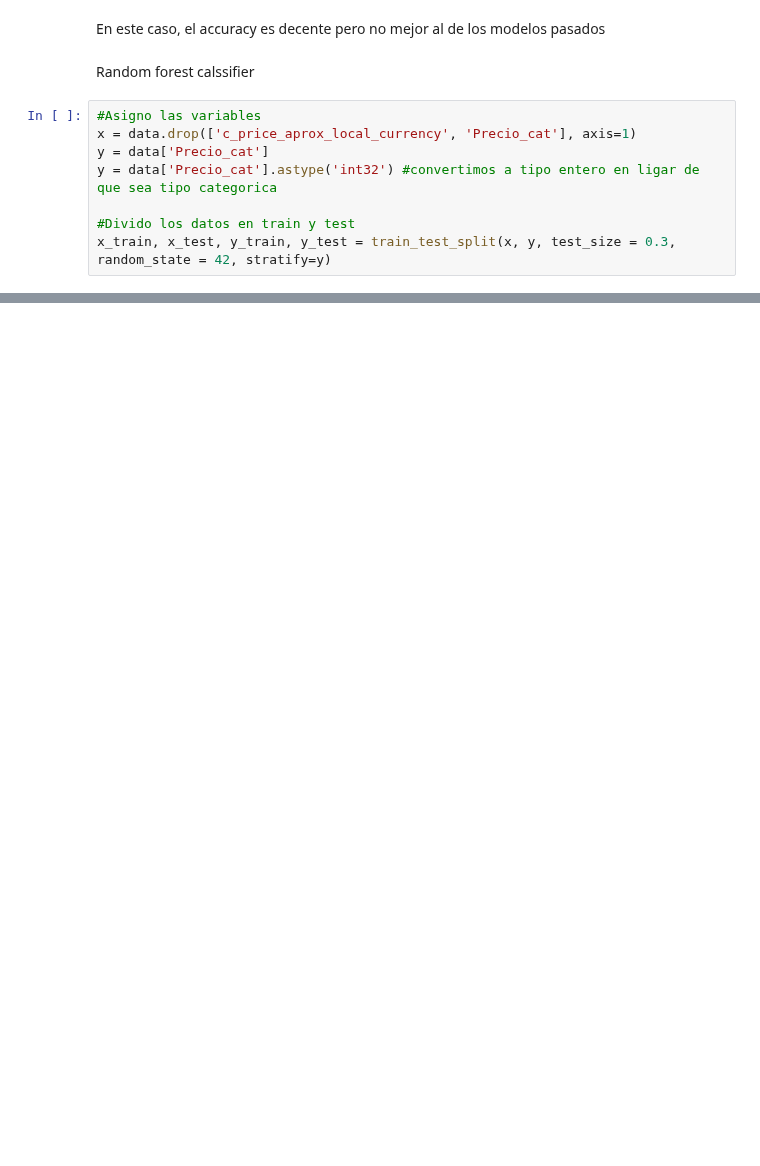
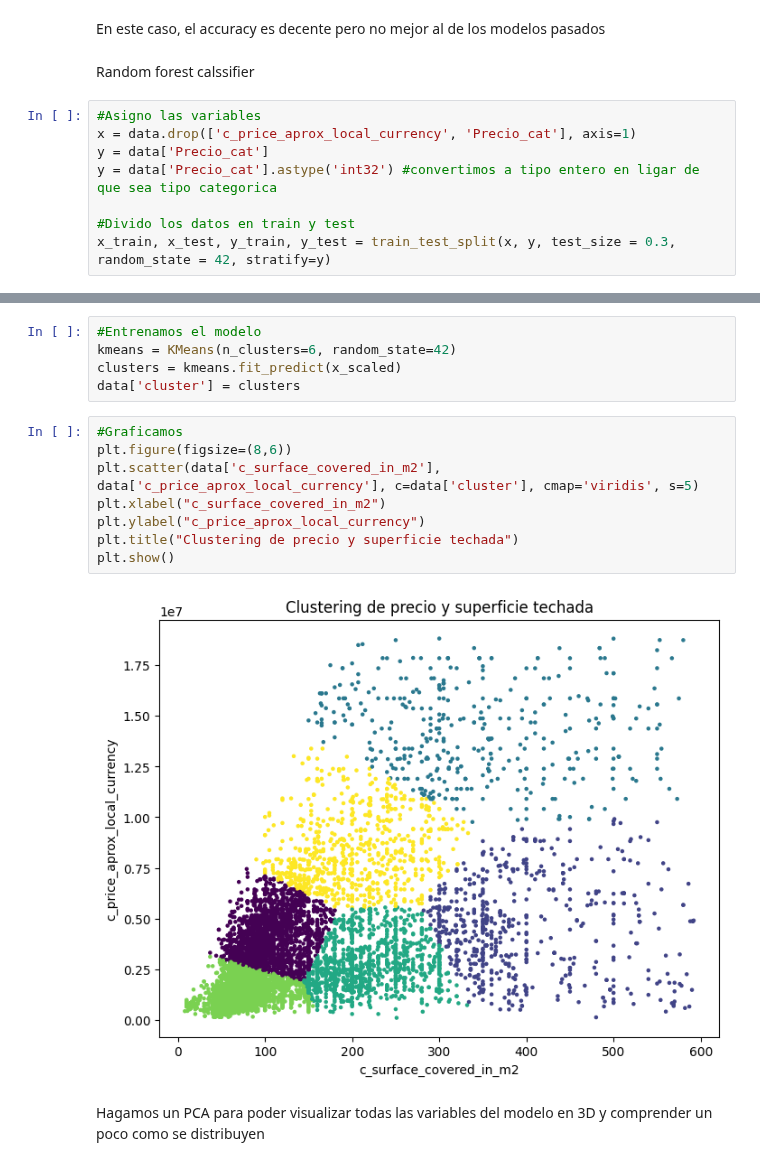
Before and after one commit to RedLakes17/Proyectos, a Jupyter notebook: ProyectoFinal.ipynb, the cells around one changed output, grey strips where cells are left out. Drawn from its saved outputs; the diff is of its cells as text; blank space fills up the shorter version.

```diff
--- a/ProyectoFinal.ipynb
+++ b/ProyectoFinal.ipynb
@@ -870,0 +996,17 @@ weighted avg       0.65      0.65      0.65      4032
+# %%
+#Entrenamos el modelo
+kmeans = KMeans(n_clusters=6, random_state=42)
+clusters = kmeans.fit_predict(x_scaled)
+data['cluster'] = clusters
+# %%
+#Graficamos
+plt.figure(figsize=(8,6))
+plt.scatter(data['c_surface_covered_in_m2'], data['c_price_aprox_local_currency'], c=data['cluster'], cmap='viridis', s=5)
+plt.xlabel("c_surface_covered_in_m2")
+plt.ylabel("c_price_aprox_local_currency")
+plt.title("Clustering de precio y superficie techada")
+plt.show()
+# %% [output]
+[figure, added]
+# %% [markdown]
+Hagamos un PCA para poder visualizar todas las variables del modelo en 3D y comprender un poco como se distribuyen
```
Also changed, not shown: parts of 42 cells of this notebook, 8 other files.
